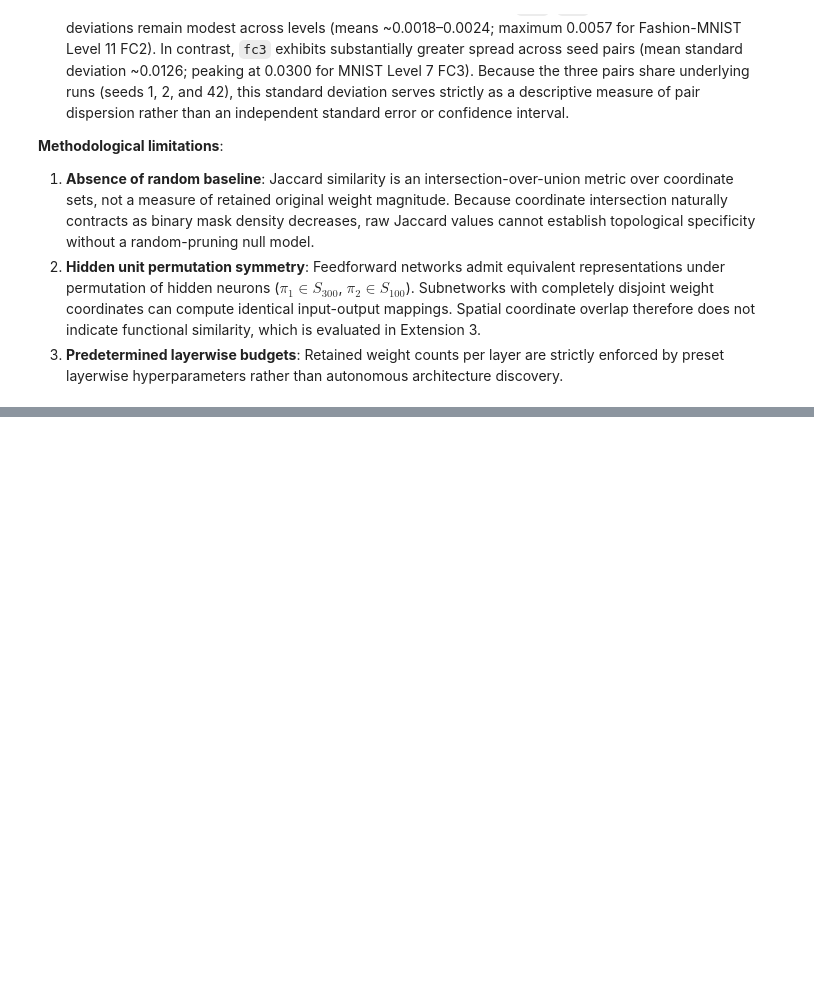
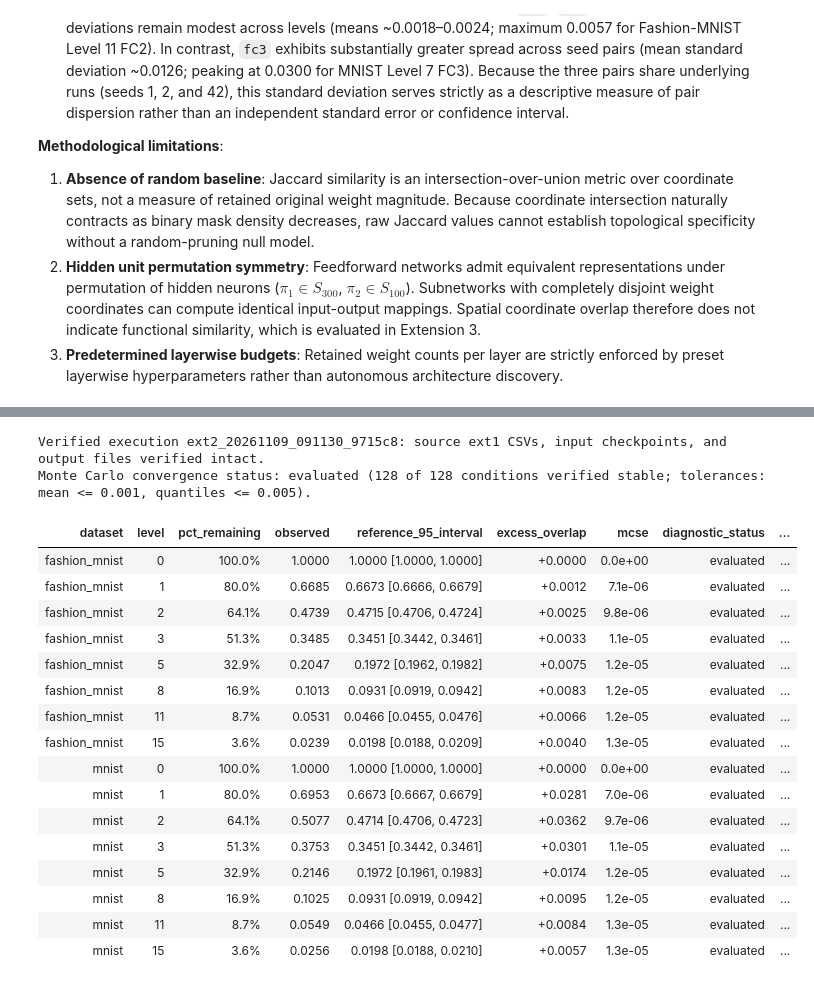
Before and after one commit to y336shen719/STAT679-lottery-ticket-hypothesis, a Jupyter notebook: analysis.ipynb, the cells around one changed output, grey strips where cells are left out. Drawn from its saved outputs; the diff is of its cells as text; code cells hidden in the pictures; blank space fills up the shorter version.

```diff
--- a/analysis.ipynb
+++ b/analysis.ipynb
@@ -746,0 +769,70 @@ plt.show()
+# %%
+# Extension 2 execution and verification entrypoint
+from pathlib import Path
+import json
+import pandas as pd
+import matplotlib.pyplot as plt
+from extension_analysis.random_reference import verify_ext2_artifacts, run_extension2_pipeline
+
+MODE = "read"  # Options: "read" (verify and load explicit run) or "execute" (generate fresh run)
+EXT1_ID = "ext1_20261108_233054_662fcc"
+EXT2_ID = "ext2_20261109_091130_9715c8"
+EXT2_DIR = Path("results/extensions") / EXT2_ID
+
+if MODE == "execute":
+    res = run_extension2_pipeline(ext1_execution_dir=f"results/extensions/{EXT1_ID}")
+    EXT2_DIR = res["out_dir"]
+    ref_summary_df = res["df_summary"]
+    print(f"Executed fresh Extension 2 simulation: {res['execution_id']}")
+elif MODE == "read":
+    if not EXT2_DIR.exists():
+        raise FileNotFoundError(f"Specified execution directory does not exist: {EXT2_DIR}")
+    is_valid, errors = verify_ext2_artifacts(EXT2_DIR, expected_ext1_dir=Path("results/extensions") / EXT1_ID)
+    if not is_valid:
+        raise RuntimeError(f"Artifact integrity verification failed for {EXT2_DIR}:\n" + "\n".join(errors["inputs"] + errors["code"] + errors["outputs"]))
+    ref_summary_df = pd.read_csv(EXT2_DIR / "tables/random_reference_summary.csv")
+    print(f"Verified execution {EXT2_ID}: source ext1 CSVs, input checkpoints, and output files verified intact.")
+else:
+    raise ValueError(f"Unknown MODE: {MODE}")
+
+stable_count = int(ref_summary_df["is_stable"].sum()) if ref_summary_df["is_stable"].notnull().any() else 0
+total_conditions = len(ref_summary_df)
+diag_status = ref_summary_df["diagnostic_status"].iloc[0] if "diagnostic_status" in ref_summary_df.columns else "unknown"
+print(f"Monte Carlo convergence status: {diag_status} ({stable_count} of {total_conditions} conditions verified stable; tolerances: mean <= 0.001, quantiles <= 0.005).")
+# %% [output]
+Verified execution ext2_20261109_091130_9715c8: source ext1 CSVs, input checkpoints, and output files verified intact.
+Monte Carlo convergence status: evaluated (128 of 128 conditions verified stable; tolerances: mean <= 0.001, quantiles <= 0.005).
+# %%
+# Representative summary table: observed vs. random reference
+rep_levels = [0, 1, 2, 3, 5, 8, 11, 15]
+table_view = ref_summary_df[
+    (ref_summary_df["level"].isin(rep_levels)) & (ref_summary_df["scope"] == "overall")
+].copy()
+table_view["pct_remaining"] = (table_view["weights_remaining"] * 100).map("{:.1f}%".format)
+table_view["observed"] = table_view["observed_mean"].map("{:.4f}".format)
+table_view["reference_95_interval"] = table_view.apply(
+    lambda r: f"{r['reference_mean']:.4f} [{r['reference_p025']:.4f}, {r['reference_p975']:.4f}]", axis=1
+)
+table_view["excess_overlap"] = table_view["observed_minus_reference"].map("{:+.4f}".format)
+table_view["mcse"] = table_view["reference_mean_mcse"].map("{:.1e}".format)
+
+display_table = table_view[["dataset", "level", "pct_remaining", "observed", "reference_95_interval", "excess_overlap", "mcse", "diagnostic_status", "is_stable"]]
+display(display_table)
+# %% [output]
+| dataset | level | pct_remaining | observed | reference_95_interval | excess_overlap | mcse | diagnostic_status | ... |
+| fashion_mnist | 0 | 100.0% | 1.0000 | 1.0000 [1.0000, 1.0000] | +0.0000 | 0.0e+00 | evaluated | ... |
+| fashion_mnist | 1 | 80.0% | 0.6685 | 0.6673 [0.6666, 0.6679] | +0.0012 | 7.1e-06 | evaluated | ... |
+| fashion_mnist | 2 | 64.1% | 0.4739 | 0.4715 [0.4706, 0.4724] | +0.0025 | 9.8e-06 | evaluated | ... |
+| fashion_mnist | 3 | 51.3% | 0.3485 | 0.3451 [0.3442, 0.3461] | +0.0033 | 1.1e-05 | evaluated | ... |
+| fashion_mnist | 5 | 32.9% | 0.2047 | 0.1972 [0.1962, 0.1982] | +0.0075 | 1.2e-05 | evaluated | ... |
+| fashion_mnist | 8 | 16.9% | 0.1013 | 0.0931 [0.0919, 0.0942] | +0.0083 | 1.2e-05 | evaluated | ... |
+| fashion_mnist | 11 | 8.7% | 0.0531 | 0.0466 [0.0455, 0.0476] | +0.0066 | 1.2e-05 | evaluated | ... |
+| fashion_mnist | 15 | 3.6% | 0.0239 | 0.0198 [0.0188, 0.0209] | +0.0040 | 1.3e-05 | evaluated | ... |
+| mnist | 0 | 100.0% | 1.0000 | 1.0000 [1.0000, 1.0000] | +0.0000 | 0.0e+00 | evaluated | ... |
+| mnist | 1 | 80.0% | 0.6953 | 0.6673 [0.6667, 0.6679] | +0.0281 | 7.0e-06 | evaluated | ... |
+| mnist | 2 | 64.1% | 0.5077 | 0.4714 [0.4706, 0.4723] | +0.0362 | 9.7e-06 | evaluated | ... |
+| mnist | 3 | 51.3% | 0.3753 | 0.3451 [0.3442, 0.3461] | +0.0301 | 1.1e-05 | evaluated | ... |
+| mnist | 5 | 32.9% | 0.2146 | 0.1972 [0.1961, 0.1983] | +0.0174 | 1.2e-05 | evaluated | ... |
+| mnist | 8 | 16.9% | 0.1025 | 0.0931 [0.0919, 0.0942] | +0.0095 | 1.2e-05 | evaluated | ... |
+| mnist | 11 | 8.7% | 0.0549 | 0.0466 [0.0455, 0.0477] | +0.0084 | 1.3e-05 | evaluated | ... |
+| mnist | 15 | 3.6% | 0.0256 | 0.0198 [0.0188, 0.0210] | +0.0057 | 1.3e-05 | evaluated | ... |
```
Also changed, not shown: parts of 4 cells of this notebook, 18 other files.
